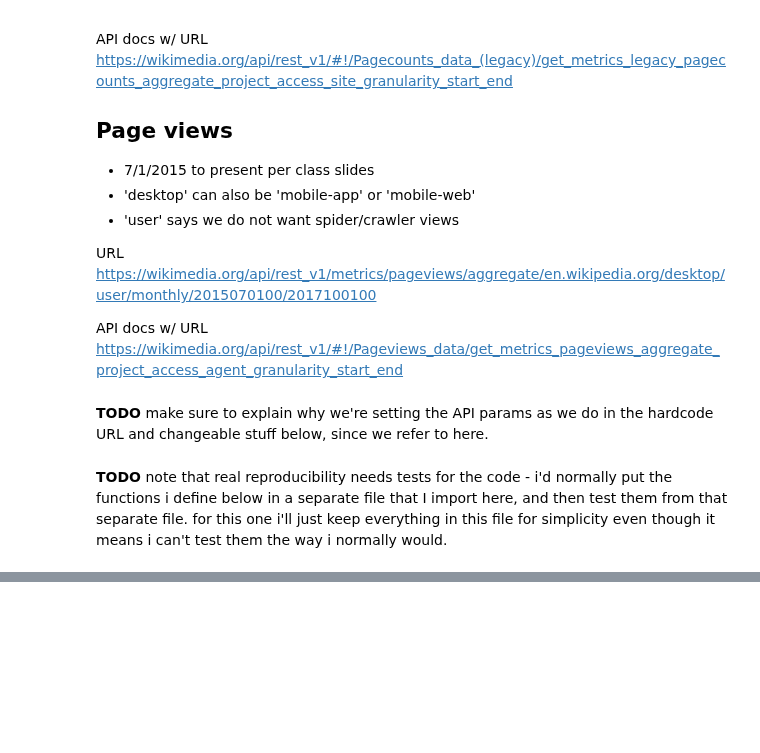
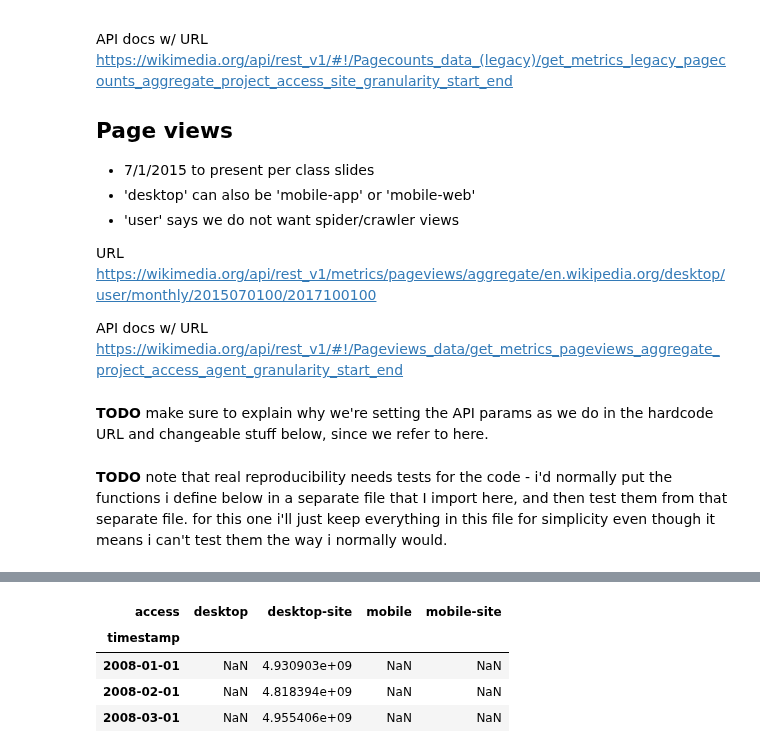
Before and after one commit to aenfield/Data512, a Jupyter notebook: a1_datacuration/EnfieldAndrew-A1.ipynb, the cells around one changed output, grey strips where cells are left out. Saved outputs shown, nothing was run; the diff lists cells and outputs as text; code cells hidden in the pictures; blank space fills up the shorter version.

```diff
--- a/a1_datacuration/EnfieldAndrew-A1.ipynb
+++ b/a1_datacuration/EnfieldAndrew-A1.ipynb
@@ -315,0 +126,31 @@ j
+# %%
+def get_cleaned_dataframe(apiname, access, start, end):
+    """TODO doc"""
+    # TODO this is messy - is there a better way?
+    filename = get_filename_from_params(apiname, get_param_dict_from_params(access, start, end))
+    with open(filename) as json_data:
+        d_as_json = json.load(json_data)
+
+    # pandas read_json needs the data as a string (not parsed JSON) and without the
+    # 'items' preface that the API returns; we can't let read_json convert dates because it
+    # doesn't handle this format ok - we'll convert next
+    df = pd.read_json(json.dumps(d_as_json['items']), orient='records', convert_dates=False)
+
+    # add column that specifies the api from which this dataframe came
+    df['api'] = apiname
+
+    # rename doesn't error if the column doesn't exist, so no need to special case dataframes from diff APIs
+    df.rename(columns = {'access-site': 'access', 'count': 'views'}, inplace=True)
+
+    # ignore so we don't fail on dfs that don't have all columns
+    df.drop(['agent', 'project', 'granularity'], axis=1, errors='ignore', inplace=True)
+
+    df['timestamp'] = pd.to_datetime(df['timestamp'], format=API_DATE_FORMAT)
+
+    df.set_index('timestamp', inplace=True)
+
+    return df
+# %%
+all_data_as_dfs = {f'{apiname}_{access}' : get_cleaned_dataframe(apiname, access, start, end) for
+                   (apiname, access, start, end) in data_specs}
+len(all_data_as_dfs)
@@ -315,0 +198,9 @@ j
+# %%
+all_data_wide = all_data_long.pivot(columns='access', values='views')
+all_data_wide[:3]
+# %% [output]
+| access | desktop | desktop-site | mobile | mobile-site |
+| timestamp |  |  |  |  |
+| 2008-01-01 | NaN | 4.930903e+09 | NaN | NaN |
+| 2008-02-01 | NaN | 4.818394e+09 | NaN | NaN |
+| 2008-03-01 | NaN | 4.955406e+09 | NaN | NaN |
```
Also changed, not shown: parts of 40 cells of this notebook, 2 other files.
